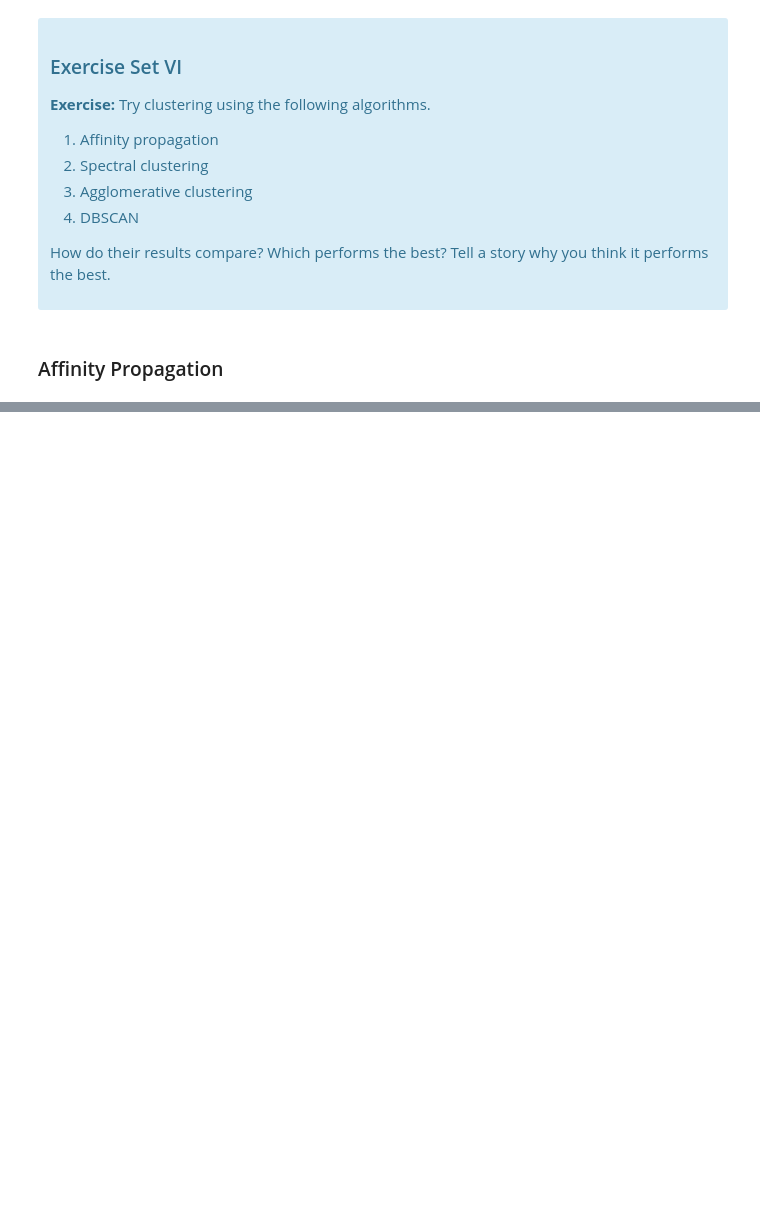
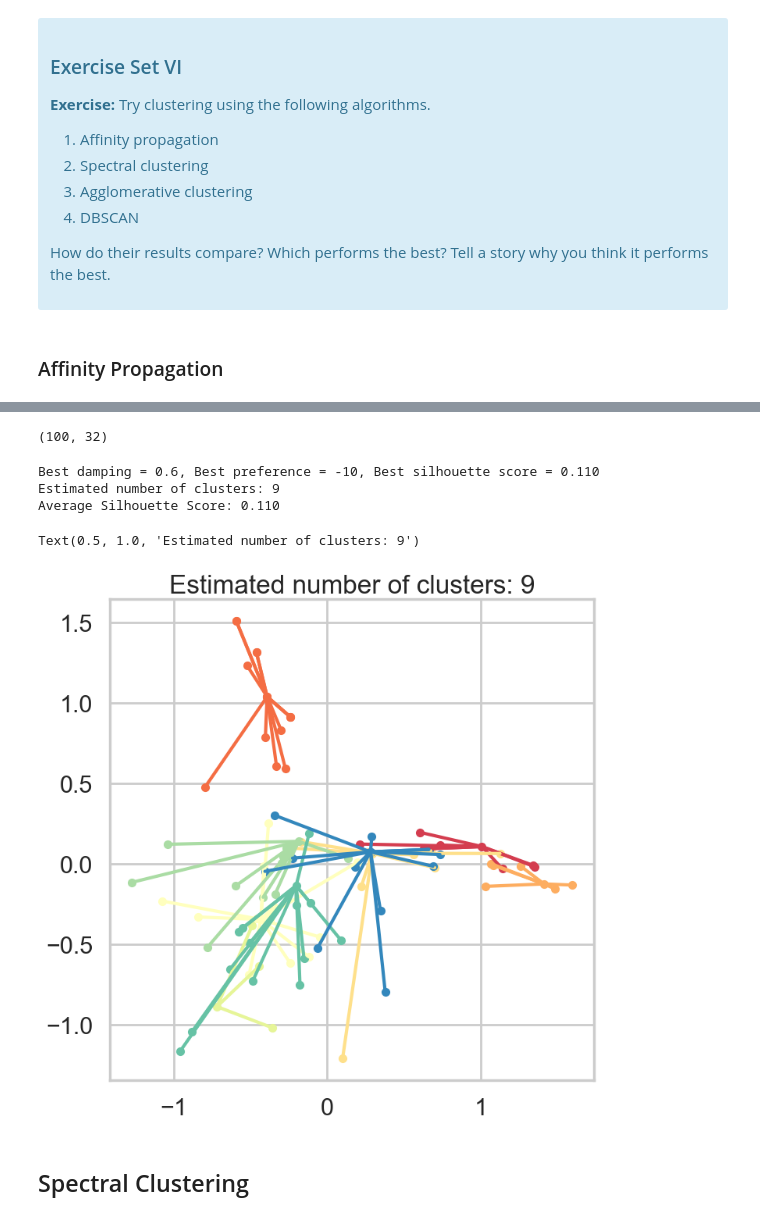
Before and after one commit to dezertdweller/springboard-data-science-projects, a Jupyter notebook: kmeans-customer-segmentation/Clustering Case Study - Customer Segmentation with K-Means - Tier 3.ipynb, the cells around one changed output, grey strips where cells are left out. Saved outputs shown, nothing was run; the diff lists cells and outputs as text; code cells hidden in the pictures; blank space fills up the shorter version.

```diff
--- a/kmeans-customer-segmentation/Clustering Case Study - Customer Segmentation with K-Means - Tier 3.ipynb
+++ b/kmeans-customer-segmentation/Clustering Case Study - Customer Segmentation with K-Means - Tier 3.ipynb
@@ -966,11 +966,3 @@ Source: http://scikit-learn.org/stable/modules/clustering.html
 </div>
 # %% [markdown]
 ### Affinity Propagation
-# %%
-from sklearn.cluster import AffinityPropagation
-
-affinity_propagation = AffinityPropagation(random_state=3)
-
-clustering = affinity_propagation.fit(X)
-
-affinity_labels = affinity_propagation.labels_
@@ -983,0 +981,64 @@ array([ 0,  9,  6,  3, 11, 11,  6, 13,  4,  2,  8, 12,  2, 11,  4,  6, 13,
+# %%
+X.shape
+# %% [output]
+(100, 32)
+# %%
+from sklearn.cluster import AffinityPropagation
+from sklearn.metrics import silhouette_score
+
+damping_range = [0.5, 0.6, 0.7, 0.8, 0.9]
+
+preference_range = [-30, -20, -10, 0, 10]
+
+max_sil_score = -np.inf
+best_d, best_p = None, None
+
+for d in damping_range:
+    for p in preference_range:
+        affinity_propagation = AffinityPropagation(preference=p, damping=d, random_state=3)
+        affinity_labels = affinity_propagation.fit_predict(X)
+
+        if len(np.unique(affinity_labels))==1 or len(np.unique(affinity_labels))==len(affinity_labels):
+            continue
+        score = silhouette_score(X, affinity_labels)
+        (best_d, best_p, max_sil_score) = (d, p, score) if score>max_sil_score else (best_d, best_p, max_sil_score)
+        # print(d, p, score, max_sil_score)
+
+print('Best damping = {0:.1f}, Best preference = {1:d}, Best silhouette score = {2:.3f}'.format(best_d, best_p, max_sil_score))
+
+af = AffinityPropagation(preference=best_p, damping=best_d, random_state=3)
+labels = af.fit_predict(X)
+af_labels = af.labels_
+cluster_centers_indices = af.cluster_centers_indices_
+n_clusters_ = len(cluster_centers_indices)
+print('Estimated number of clusters: {}'.format(n_clusters_))
+print('Average Silhouette Score: {0:.3f}'.format(silhouette_score(X, labels)))
+df_algorithms.loc['Affinity Propagation'] = [n_clusters_, max_sil_score]
+# %% [output]
+Best damping = 0.6, Best preference = -10, Best silhouette score = 0.110
+Estimated number of clusters: 9
+Average Silhouette Score: 0.110
+# %%
+colors = plt.cycler("color", sns.color_palette("Spectral", n_colors=n_clusters_))
+
+fig, ax = plt.subplots(figsize=(8,8))
+
+for k, col in zip(range(n_clusters_), colors):
+    class_members = af_labels == k
+    cluster_center_x = df_pca['x'][cluster_centers_indices[k]]
+    cluster_center_y = df_pca['y'][cluster_centers_indices[k]]
+    plt.scatter(
+        df_pca['x'][class_members], df_pca['y'][class_members], color=col["color"], marker="."
+    )
+    plt.scatter(
+        cluster_center_x, cluster_center_y, s=14, color=col["color"], marker="o")
+
+    for x, y in zip(df_pca['x'][class_members], df_pca['y'][class_members]):
+        plt.plot([cluster_center_x, x], [cluster_center_y, y], color=col["color"])
+
+plt.title("Estimated number of clusters: %d" % n_clusters_)
+# %% [output]
+Text(0.5, 1.0, 'Estimated number of clusters: 9')
+[figure, added]
+# %% [markdown]
+## Spectral Clustering
```
Also changed, not shown: parts of 14 cells of this notebook.
